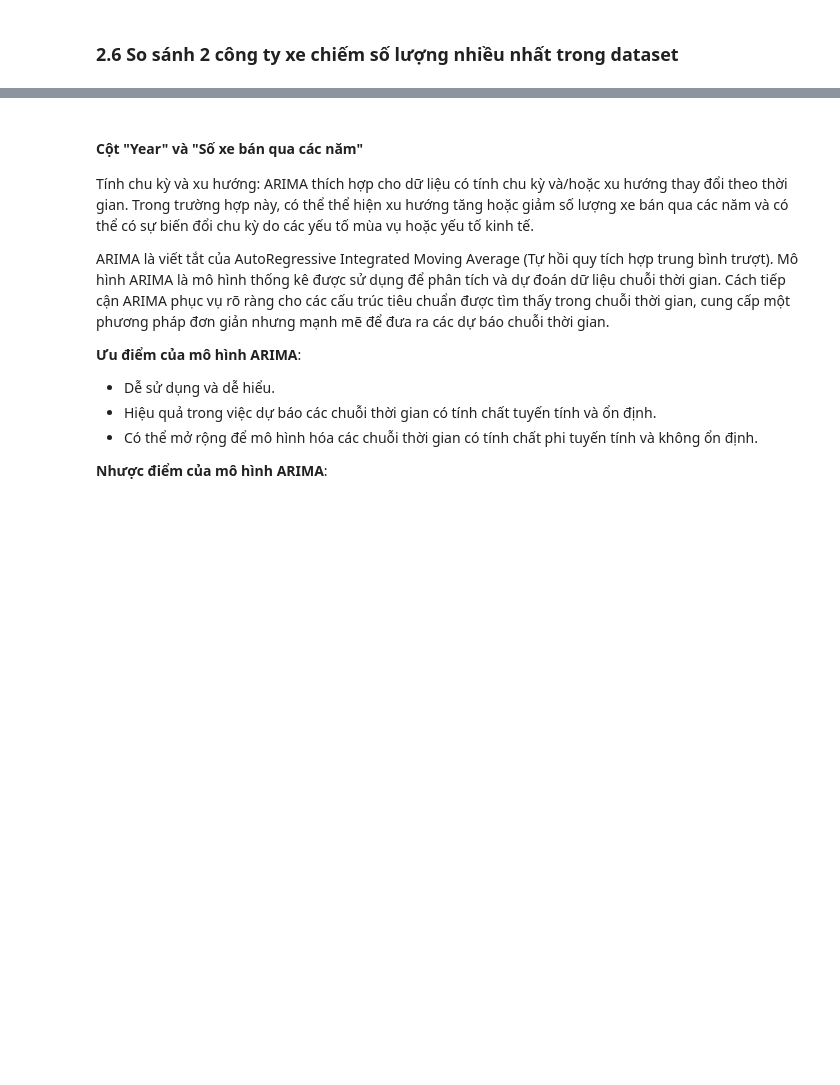
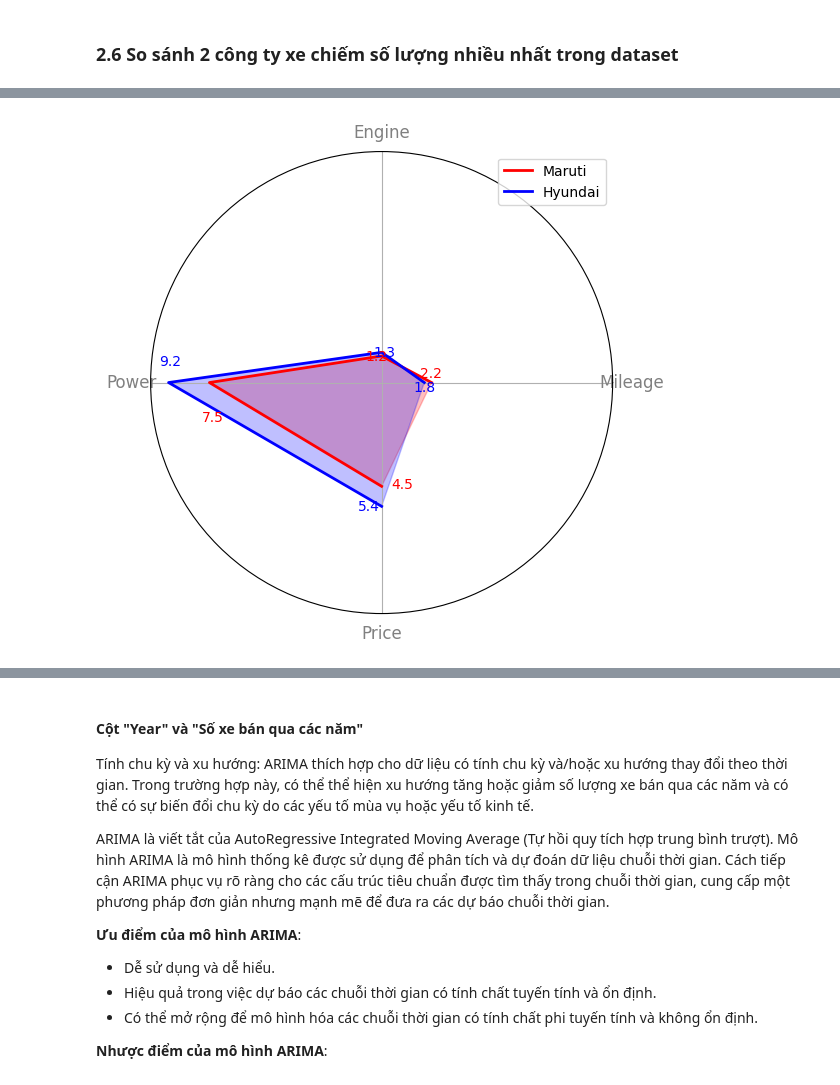
Before and after one commit to Hoangnhan1708/visualize-cars-analysis-project, a Jupyter notebook: notebooks/visualization.ipynb, the cells around one changed output, grey strips where cells are left out. Saved outputs shown, nothing was run; the diff lists cells and outputs as text; code cells hidden in the pictures; blank space fills up the shorter version.

```diff
--- a/notebooks/visualization.ipynb
+++ b/notebooks/visualization.ipynb
@@ -249,0 +253,50 @@ Một số ý nghĩa có thể rút ra từ biểu đồ sau:
+# %%
+# Hàm so sánh 2 công ty bất kỳ, với đầu vào là 2 dataframe của 2 công ty
+def compare_2_company(values_company_1, values_company_2):
+    values_company_1 = values_company_1[['Mileage', 'Engine', 'Power', 'Price']].mean()
+    values_company_2 = values_company_2[['Mileage', 'Engine', 'Power', 'Price']].mean()
+
+    # Chia các giá trị lớn hơn 10 để quy về 1 hệ quy chiếu trên thang điểm 10 cho radar chart
+    for col in values_company_1.keys():
+        while values_company_1[col] > 10.0:
+            values_company_1[col] /= 10.0
+    for col in values_company_2.keys():
+        while values_company_2[col] > 10.0:
+            values_company_2[col] /= 10.0
+
+    num_vars = len(values_company_2)
+
+    angles = np.linspace(0, 2 * np.pi, num_vars, endpoint=False).tolist()
+
+    # Vẽ company 1 lên chart
+    fig, ax = plt.subplots(figsize=(6, 6), subplot_kw=dict(polar=True))
+    ax.fill(angles, values_company_1, color='red', alpha=0.25)
+    ax.plot(angles, values_company_1, color='red', linewidth=2, label=top_2_company.keys()[0])
+
+    # Vẽ company 2 lên chart
+    ax.fill(angles, values_company_2, color='blue', alpha=0.25)
+    ax.plot(angles, values_company_2, color='blue', linewidth=2, label=top_2_company.keys()[1])
+
+    # Label các giá trị trên chart
+    for i in range(num_vars):
+        ax.text(angles[i]+0.2, max(values_company_1[i], values_company_1[i]), f'{values_company_1[i]:.1f}', color='red', fontsize=10, ha='center', va='center')
+        ax.text(angles[i]-0.1, max(values_company_2[i], values_company_2[i]), f'{values_company_2[i]:.1f}', color='blue', fontsize=10, ha='center', va='center')
+
+    ax.set_yticklabels([])
+    plt.yticks([])
+    plt.xticks(angles, ['Mileage', 'Engine', 'Power', 'Price'], color='grey', size=12)
+    plt.ylim(0, 10)
+    plt.legend()
+    plt.show()
+
+# Chọn ra 2 công ty có số lượng nhiều nhất để so sánh
+top_2_company = df['Company name'].value_counts().nlargest(2)
+top_2_company
+top_2_company_df = df[(np.isin(df, top_2_company.keys())).any(axis=1)]
+
+values_company_1 = df[(df['Company name'] == top_2_company.keys()[0])]
+values_company_2 = df[(df['Company name'] == top_2_company.keys()[1])]
+
+compare_2_company(values_company_1, values_company_2)
+# %% [output]
+[figure, added]
```
Also changed, not shown: parts of 5 cells of this notebook.
